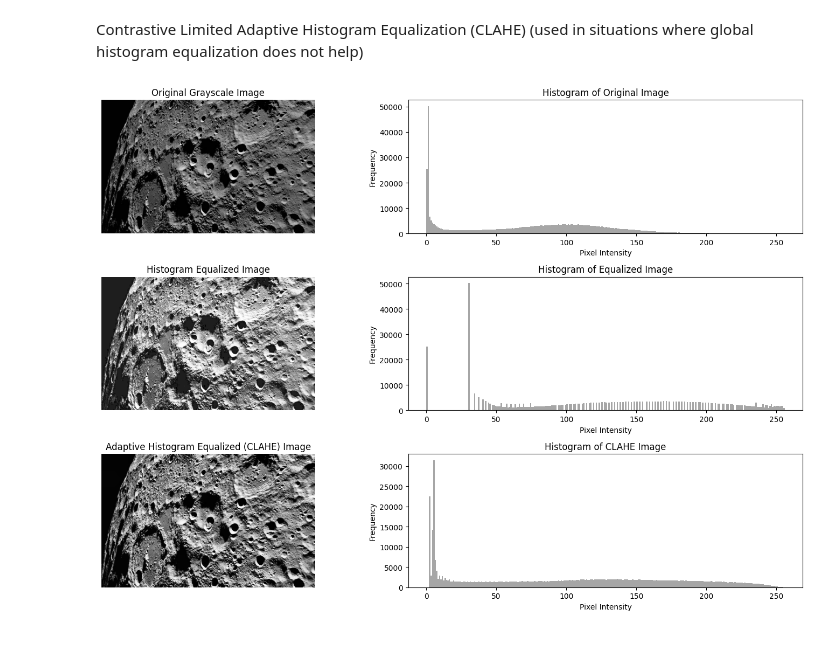
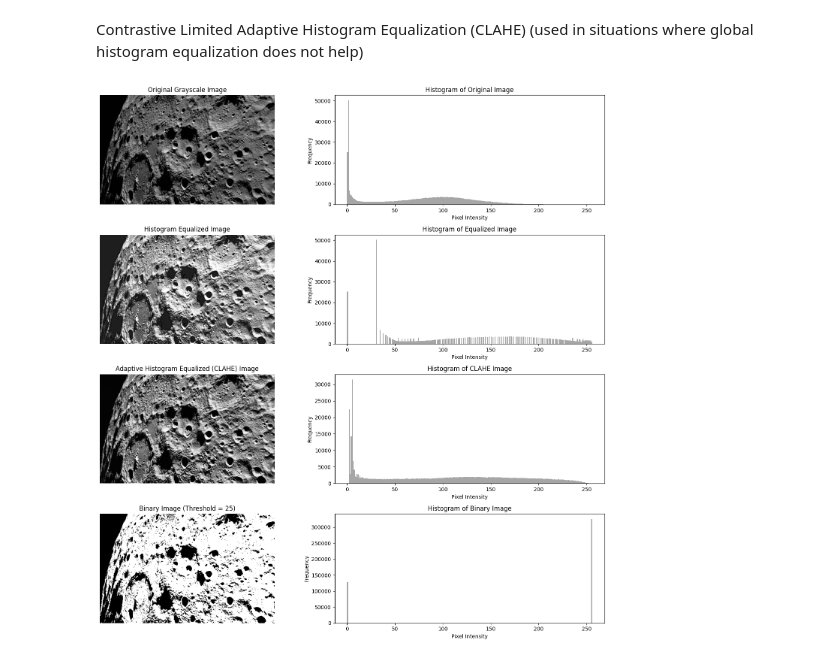
Before and after one commit to SIDDHARTH-S-001/openai_gym_experiments, a Jupyter notebook: image_processing/classical_techniques.ipynb, the cells around one changed output. Cells and saved outputs as stored; diff of their text form; code cells hidden in the pictures.

Commit message:
implemented threshold on the original image after CLAHE to create a binary image

```diff
--- a/image_processing/classical_techniques.ipynb
+++ b/image_processing/classical_techniques.ipynb
@@ -80,7 +80,7 @@ Contrastive Limited Adaptive Histogram Equalization (CLAHE)
 # 3) Interpolation (to smoothly transition at boundaries of each local division)
 # 4) Clipping (to ensure noise does not get over-amplified)
 
-img_path = 'D:\Onedrive\experiments\experiments\image_processing\lunar_surface.jpg'
+img_path = 'D:\\Onedrive\\experiments\\experiments\\image_processing\\lunar_surface.jpg'
 
 # Load the grayscale image
 image = cv2.imread(img_path, cv2.IMREAD_GRAYSCALE)
@@ -92,8 +92,12 @@ hist_eq_image = cv2.equalizeHist(image)
 clahe = cv2.createCLAHE(clipLimit=2.0, tileGridSize=(8, 8))
 clahe_image = clahe.apply(image)
 
+# Apply threshold to create a binary image
+threshold_value = 25
+_, binary_image = cv2.threshold(image, threshold_value, 255, cv2.THRESH_BINARY)
+
 # Create subplots
-fig, ax = plt.subplots(3, 2, figsize=(15, 10))
+fig, ax = plt.subplots(4, 2, figsize=(15, 15))
 
 # Original grayscale image
 ax[0, 0].imshow(image, cmap='gray')
@@ -105,31 +109,42 @@ ax[0, 1].hist(image.flatten(), bins=256, range=(0, 256), color='gray', alpha=0.7
 ax[0, 1].set_title('Histogram of Original Image')
 ax[0, 1].set_xlabel('Pixel Intensity')
 ax[0, 1].set_ylabel('Frequency')
 
 # Histogram-equalized image
 ax[1, 0].imshow(hist_eq_image, cmap='gray')
 ax[1, 0].set_title('Histogram Equalized Image')
 ax[1, 0].axis('off')
 
 # Histogram of the histogram-equalized image
 ax[1, 1].hist(hist_eq_image.flatten(), bins=256, range=(0, 256), color='gray', alpha=0.7)
 ax[1, 1].set_title('Histogram of Equalized Image')
 ax[1, 1].set_xlabel('Pixel Intensity')
 ax[1, 1].set_ylabel('Frequency')
 
 # Adaptive histogram equalization (CLAHE) image
 ax[2, 0].imshow(clahe_image, cmap='gray')
 ax[2, 0].set_title('Adaptive Histogram Equalized (CLAHE) Image')
 ax[2, 0].axis('off')
 
 # Histogram of the CLAHE image
 ax[2, 1].hist(clahe_image.flatten(), bins=256, range=(0, 256), color='gray', alpha=0.7)
 ax[2, 1].set_title('Histogram of CLAHE Image')
 ax[2, 1].set_xlabel('Pixel Intensity')
 ax[2, 1].set_ylabel('Frequency')
 
+# Binary image
+ax[3, 0].imshow(binary_image, cmap='gray')
+ax[3, 0].set_title('Binary Image (Threshold = 25)')
+ax[3, 0].axis('off')
+
+# Histogram of the binary image
+ax[3, 1].hist(binary_image.flatten(), bins=256, range=(0, 256), color='gray', alpha=0.7)
+ax[3, 1].set_title('Histogram of Binary Image')
+ax[3, 1].set_xlabel('Pixel Intensity')
+ax[3, 1].set_ylabel('Frequency')
+
 # Adjust layout
 plt.tight_layout()
 plt.show()
 # %% [output]
-[figure, old version]
+[figure, new version]
```
